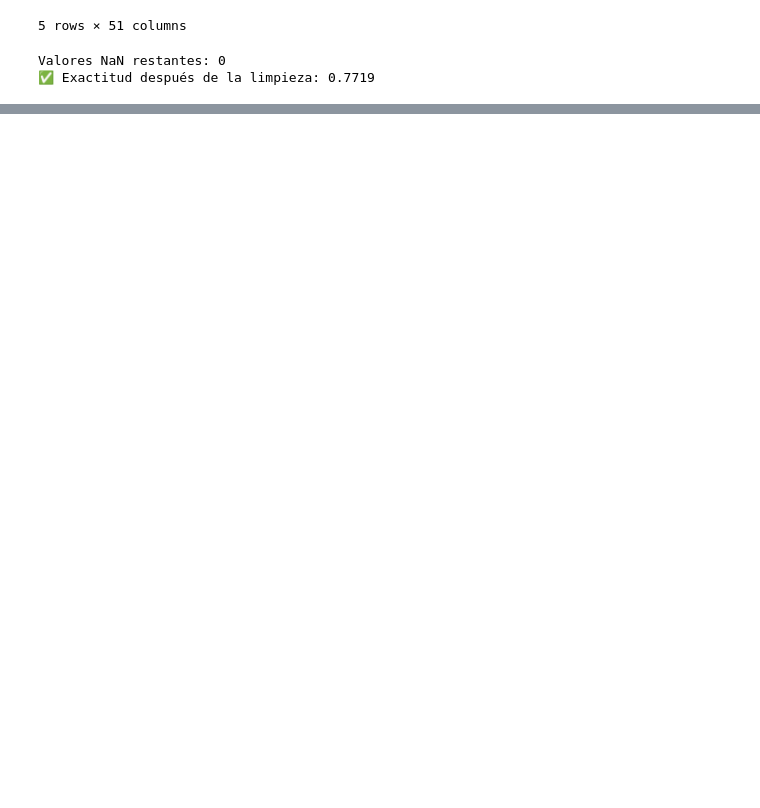
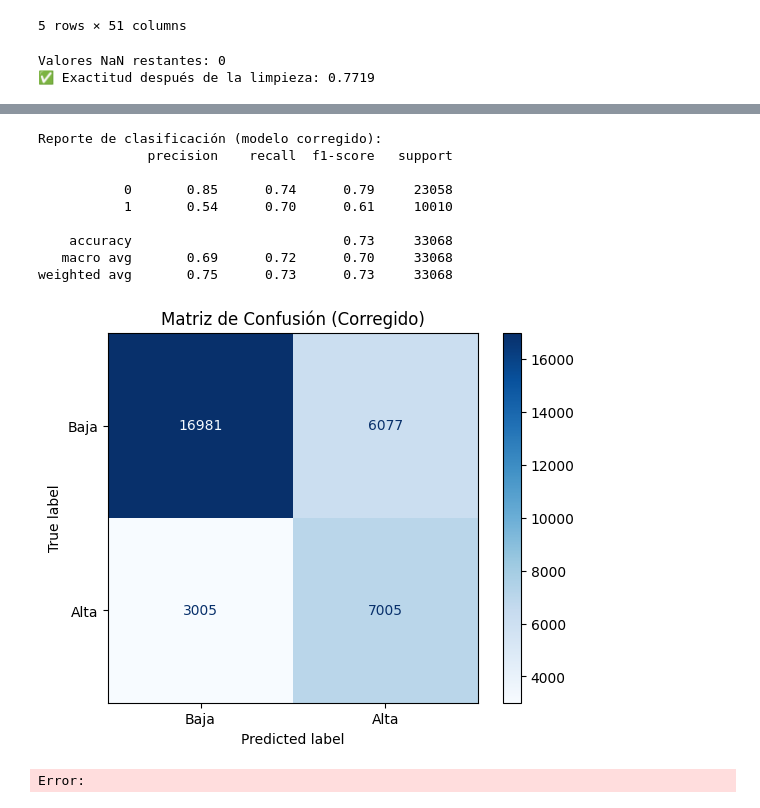
Before and after one commit to MiguelVel95/EspecMiguel, a Jupyter notebook: Trabajo Final/TrabajoFinal.ipynb, the cells around one changed output, grey strips where cells are left out. Saved outputs shown, nothing was run; the diff lists cells and outputs as text; code cells hidden in the pictures; blank space fills up the shorter version.

Commit message:
Balance

```diff
--- a/Trabajo Final/TrabajoFinal.ipynb
+++ b/Trabajo Final/TrabajoFinal.ipynb
@@ -255,0 +324,26 @@ Valores NaN restantes: 0
+# %%
+model_corr = LogisticRegression(max_iter=200, class_weight='balanced')
+model_corr.fit(X_train, yc_train)
+y_pred_corr = model_corr.predict(X_test)
+y_prob_corr = model_corr.predict_proba(X_test)[:, 1]
+# %%
+print("Reporte de clasificación (modelo corregido):")
+print(classification_report(yc_test, y_pred_corr, zero_division=0))
+
+cm = confusion_matrix(yc_test, y_pred_corr)
+disp = ConfusionMatrixDisplay(confusion_matrix=cm, display_labels=["Baja", "Alta"])
+disp.plot(cmap="Blues", values_format="d")
+plt.title("Matriz de Confusión (Corregido)")
+plt.show()
+# %% [output]
+Reporte de clasificación (modelo corregido):
+              precision    recall  f1-score   support
+
+           0       0.85      0.74      0.79     23058
+           1       0.54      0.70      0.61     10010
+
+    accuracy                           0.73     33068
+   macro avg       0.69      0.72      0.70     33068
+weighted avg       0.75      0.73      0.73     33068
+[figure, added]
+Error:
```
Also changed, not shown: parts of 9 cells of this notebook.
